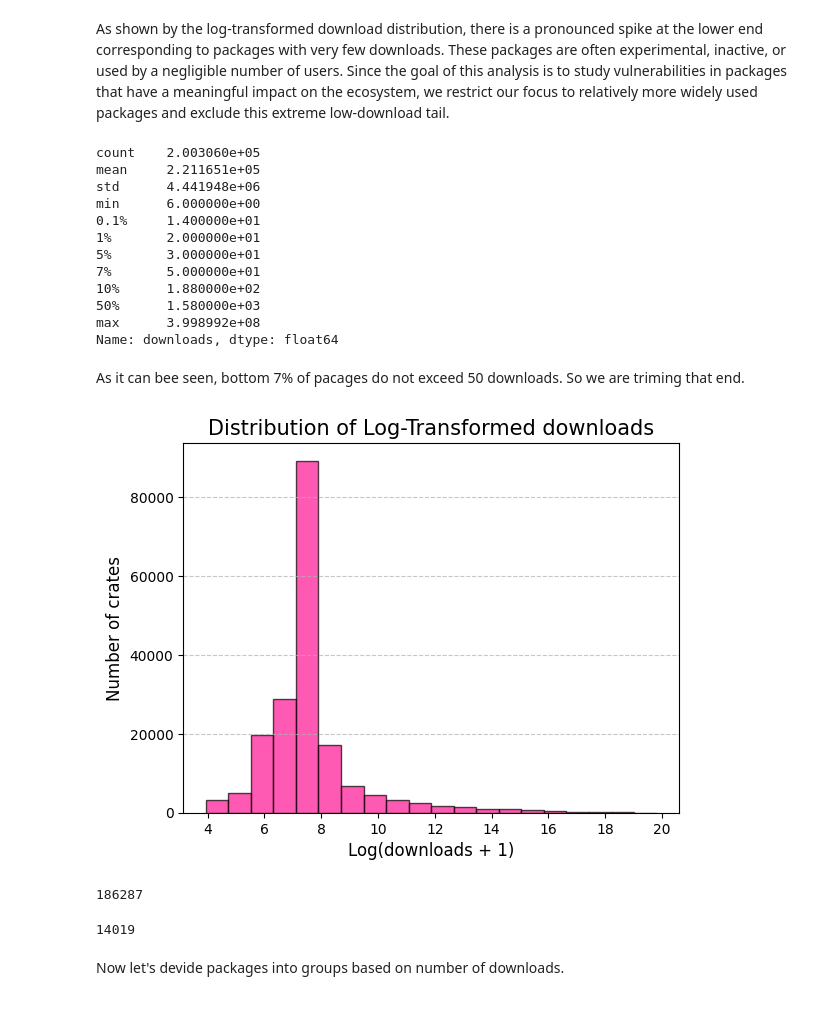
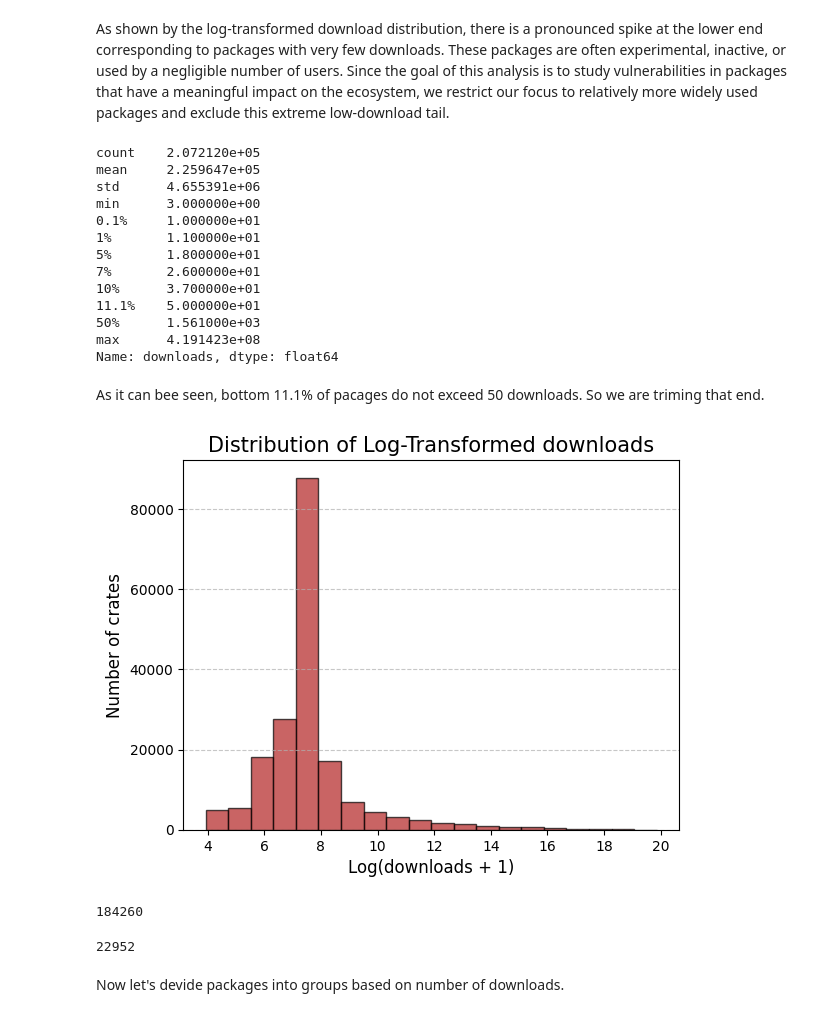
Before and after one commit to Mr-Leshiy/crates.io_analysis, a Jupyter notebook: analysis.ipynb, the cells around one changed output. Saved outputs shown, nothing was run; the diff lists cells and outputs as text; code cells hidden in the pictures.

```diff
--- a/analysis.ipynb
+++ b/analysis.ipynb
@@ -28,7 +28,7 @@ colors = [# Blues & Teals
 # Pick one randomly
 random_color = random.choice(colors)
 
-df = pd.read_csv("data/e12a7ddcea5f5b05cf5f23fdfc7cb4c8494b26cd.csv")
+df = pd.read_csv("data/8a1a8b543d296cf275dad0458ee05c4161f0e21a.csv")
 df.head()
 # %% [output]
 |  | name | version | downloads | created_at | direct_deps | all_deps | a:vulnerability | a:notice | ... |
@@ -138,44 +138,45 @@ plt.show()
 # %% [markdown]
 As shown by the log-transformed download distribution, there is a pronounced spike at the lower end corresponding to packages with very few downloads. These packages are often experimental, inactive, or used by a negligible number of users. Since the goal of this analysis is to study vulnerabilities in packages that have a meaningful impact on the ecosystem, we restrict our focus to relatively more widely used packages and exclude this extreme low-download tail.
 # %%
-df["downloads"].describe(percentiles=[0.001, 0.01, 0.05, 0.07, 0.1])
+df["downloads"].describe(percentiles=[0.001, 0.01, 0.05, 0.07, 0.1, 0.111])
 # %% [output]
-count    2.003060e+05
-mean     2.211651e+05
-std      4.441948e+06
-min      6.000000e+00
-0.1%     1.400000e+01
-1%       2.000000e+01
-5%       3.000000e+01
-7%       5.000000e+01
-10%      1.880000e+02
-50%      1.580000e+03
-max      3.998992e+08
+count    2.072120e+05
+mean     2.259647e+05
+std      4.655391e+06
+min      3.000000e+00
+0.1%     1.000000e+01
+1%       1.100000e+01
+5%       1.800000e+01
+7%       2.600000e+01
+10%      3.700000e+01
+11.1%    5.000000e+01
+50%      1.561000e+03
+max      4.191423e+08
 Name: downloads, dtype: float64
 # %% [markdown]
-As it can bee seen, bottom 7% of pacages do not exceed 50 downloads. So we are triming that end.
+As it can bee seen, bottom 11.1% of pacages do not exceed 50 downloads. So we are triming that end.
 # %%
-q = df["downloads"].quantile(0.07)
+q = df["downloads"].quantile(0.111)
 df_trimmed = df[df["downloads"] >= q].copy()
 df_trimmed["log_downloads"] = np.log1p(df_trimmed["downloads"])
 
 df_trimmed["log-downloads"].hist(bins=20, edgecolor='black', alpha=0.7, color=random_color)
 plt.title("Distribution of Log-Transformed downloads", fontsize=15)
 plt.xlabel("Log(downloads + 1)", fontsize=12)
 plt.ylabel("Number of crates", fontsize=12)
 plt.grid(axis='y', linestyle='--', alpha=0.7)
 plt.grid(axis='x', visible=False)
 plt.show()
 # %% [output]
-[figure, old version]
+[figure, new version]
 # %%
 len(df_trimmed)
 # %% [output]
-186287
+184260
 # %%
 len(df) - len(df_trimmed)
 # %% [output]
-14019
+22952
 # %% [markdown]
 Now let's devide packages into groups based on number of downloads.
 # %%
```
Also changed, not shown: parts of 21 cells of this notebook.
